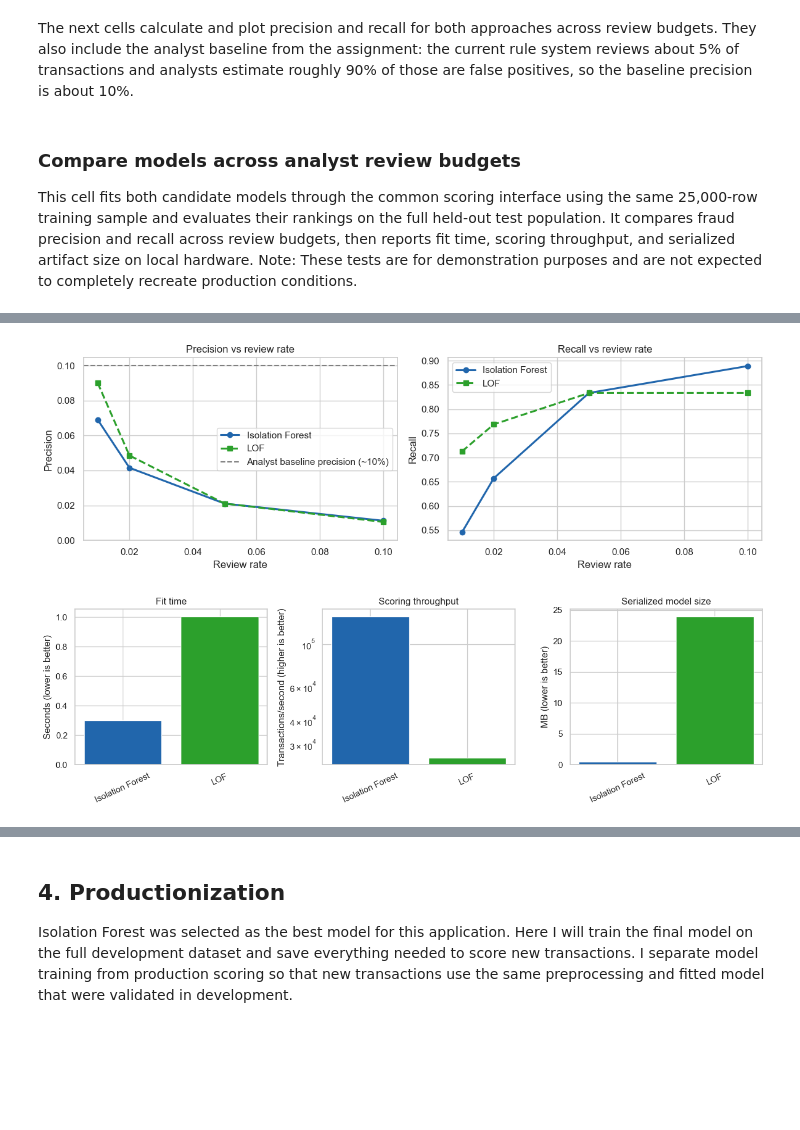
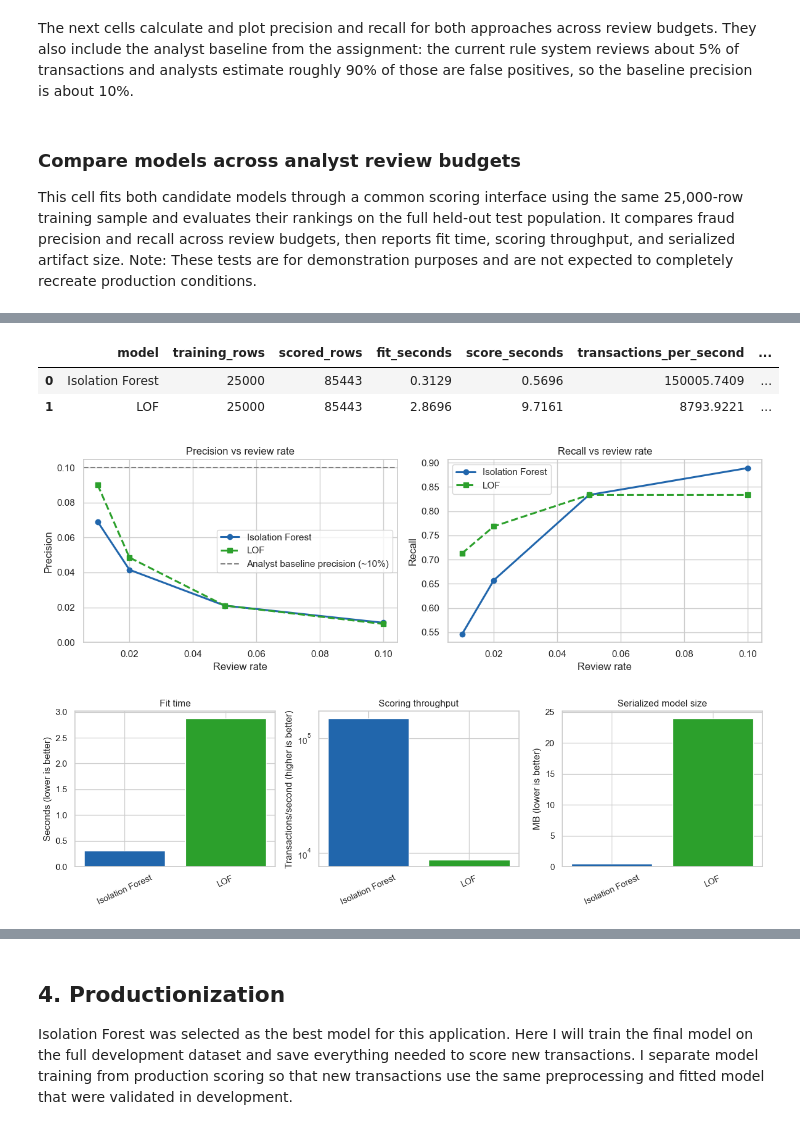
Before and after one commit to DrEaston/ML-ENGINEER-TAKE-HOME, a Jupyter notebook: fraud_anomaly_detection.ipynb, the cells around one changed output, grey strips where cells are left out. Drawn from its saved outputs; the diff is of its cells as text; code cells hidden in the pictures; blank space fills up the shorter version.

Commit message:
Refine model comparison and production narrative

```diff
--- a/fraud_anomaly_detection.ipynb
+++ b/fraud_anomaly_detection.ipynb
@@ -198,7 +197,7 @@ The next cells calculate and plot precision and recall for both approaches acros
 # %% [markdown]
 ### Compare models across analyst review budgets
 
-This cell fits both candidate models through the common scoring interface using the same 25,000-row training sample and evaluates their rankings on the full held-out test population. It compares fraud precision and recall across review budgets, then reports fit time, scoring throughput, and serialized artifact size on local hardware. Note: These tests are for demonstration purposes and are not expected to completely recreate production conditions.
+This cell fits both candidate models through a common scoring interface using the same 25,000-row training sample and evaluates their rankings on the full held-out test population. It compares fraud precision and recall across review budgets, then reports fit time, scoring throughput, and serialized artifact size. Note: These tests are for demonstration purposes and are not expected to completely recreate production conditions.
 # %%
 # Compare every model through the same fit-and-score interface.
 review_rates = [0.01, 0.02, 0.05, 0.10]
@@ -255,11 +254,11 @@ from IPython.display import display
 comparison_metrics = pd.concat(metric_frames, ignore_index=True)
 comparison_metrics = comparison_metrics[["model", "review_rate", "reviewed_transactions", "captured_fraud", "missed_fraud", "precision", "recall"]]
 comparison_metrics.to_csv("model_comparison_metrics.csv", index=False)
-# display(comparison_metrics.round(6))
+display(comparison_metrics.round(6))
 
 operational_benchmarks = pd.DataFrame(benchmark_rows)
 operational_benchmarks.to_csv("model_operational_benchmarks.csv", index=False)
-# display(operational_benchmarks.round(4))
+display(operational_benchmarks.round(4))
 
 # Visual comparison of both approaches and the analyst baseline.
 import matplotlib.pyplot as plt
@@ -324,2 +332,5 @@ plt.show()
+|  | model | training_rows | scored_rows | fit_seconds | score_seconds | transactions_per_second | ... |
+| 0 | Isolation Forest | 25000 | 85443 | 0.3129 | 0.5696 | 150005.7409 | ... |
+| 1 | LOF | 25000 | 85443 | 2.8696 | 9.7161 | 8793.9221 | ... |
 [figure]
-[figure, old version]
+[figure, new version]
```
Also changed, not shown: parts of 8 cells of this notebook.
